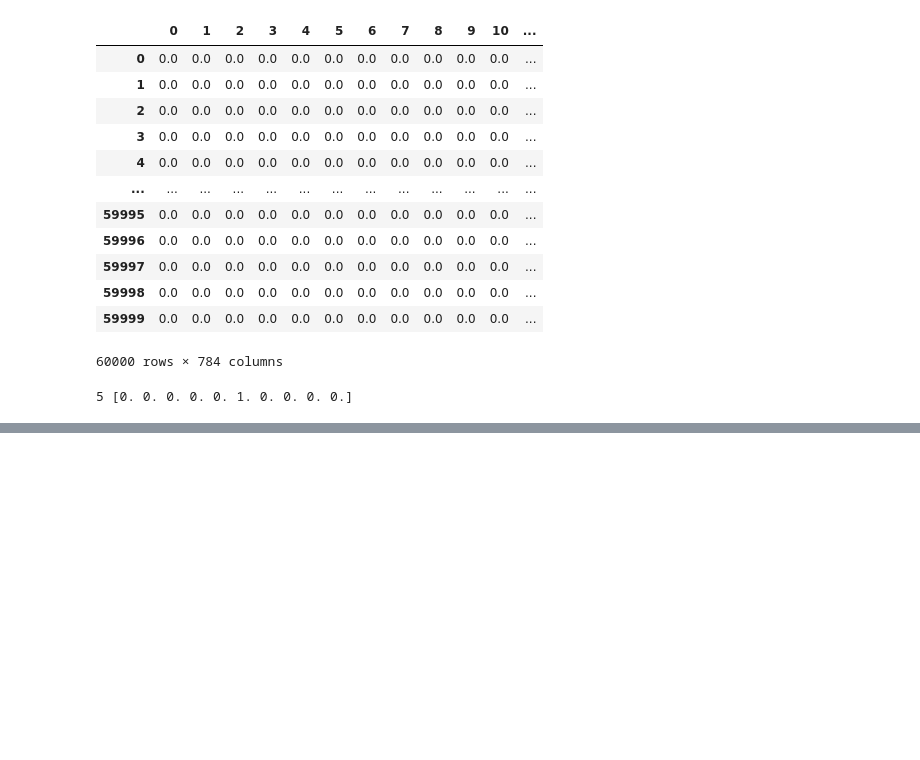
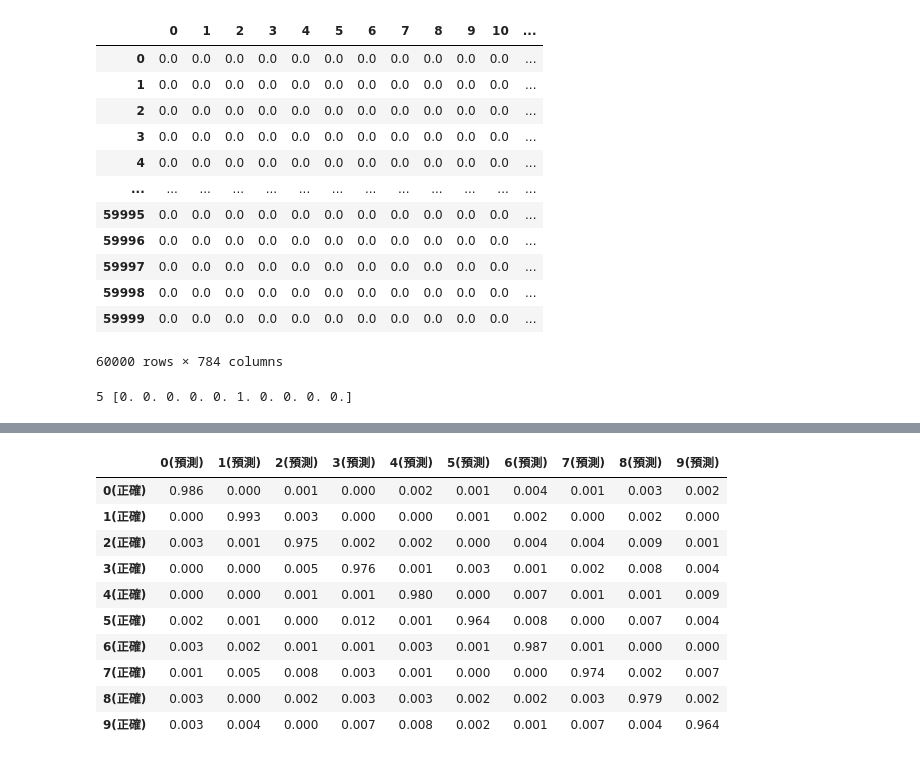
Before and after one commit to Elwing-Chou/ML0407, a Jupyter notebook: mlp.ipynb, the cells around one changed output, grey strips where cells are left out. Saved outputs shown, nothing was run; the diff lists cells and outputs as text; code cells hidden in the pictures; blank space fills up the shorter version.

```diff
--- a/mlp.ipynb
+++ b/mlp.ipynb
@@ -127,0 +140,20 @@ Epoch 15/15
+# %%
+import numpy as np
+from sklearn.metrics import confusion_matrix
+c = ["{}(預測)".format(i) for i in range(10)]
+i = ["{}(正確)".format(i) for i in range(10)]
+mat = confusion_matrix(y_test, pre)
+mat = [np.round(row/sum(row), 3) for row in mat]
+pd.DataFrame(mat, columns=c, index=i)
+# %% [output]
+|  | 0(預測) | 1(預測) | 2(預測) | 3(預測) | 4(預測) | 5(預測) | 6(預測) | 7(預測) | 8(預測) | 9(預測) |
+| 0(正確) | 0.986 | 0.000 | 0.001 | 0.000 | 0.002 | 0.001 | 0.004 | 0.001 | 0.003 | 0.002 |
+| 1(正確) | 0.000 | 0.993 | 0.003 | 0.000 | 0.000 | 0.001 | 0.002 | 0.000 | 0.002 | 0.000 |
+| 2(正確) | 0.003 | 0.001 | 0.975 | 0.002 | 0.002 | 0.000 | 0.004 | 0.004 | 0.009 | 0.001 |
+| 3(正確) | 0.000 | 0.000 | 0.005 | 0.976 | 0.001 | 0.003 | 0.001 | 0.002 | 0.008 | 0.004 |
+| 4(正確) | 0.000 | 0.000 | 0.001 | 0.001 | 0.980 | 0.000 | 0.007 | 0.001 | 0.001 | 0.009 |
+| 5(正確) | 0.002 | 0.001 | 0.000 | 0.012 | 0.001 | 0.964 | 0.008 | 0.000 | 0.007 | 0.004 |
+| 6(正確) | 0.003 | 0.002 | 0.001 | 0.001 | 0.003 | 0.001 | 0.987 | 0.001 | 0.000 | 0.000 |
+| 7(正確) | 0.001 | 0.005 | 0.008 | 0.003 | 0.001 | 0.000 | 0.000 | 0.974 | 0.002 | 0.007 |
+| 8(正確) | 0.003 | 0.000 | 0.002 | 0.003 | 0.003 | 0.002 | 0.002 | 0.003 | 0.979 | 0.002 |
+| 9(正確) | 0.003 | 0.004 | 0.000 | 0.007 | 0.008 | 0.002 | 0.001 | 0.007 | 0.004 | 0.964 |
```
Also changed, not shown: parts of 7 cells of this notebook.
